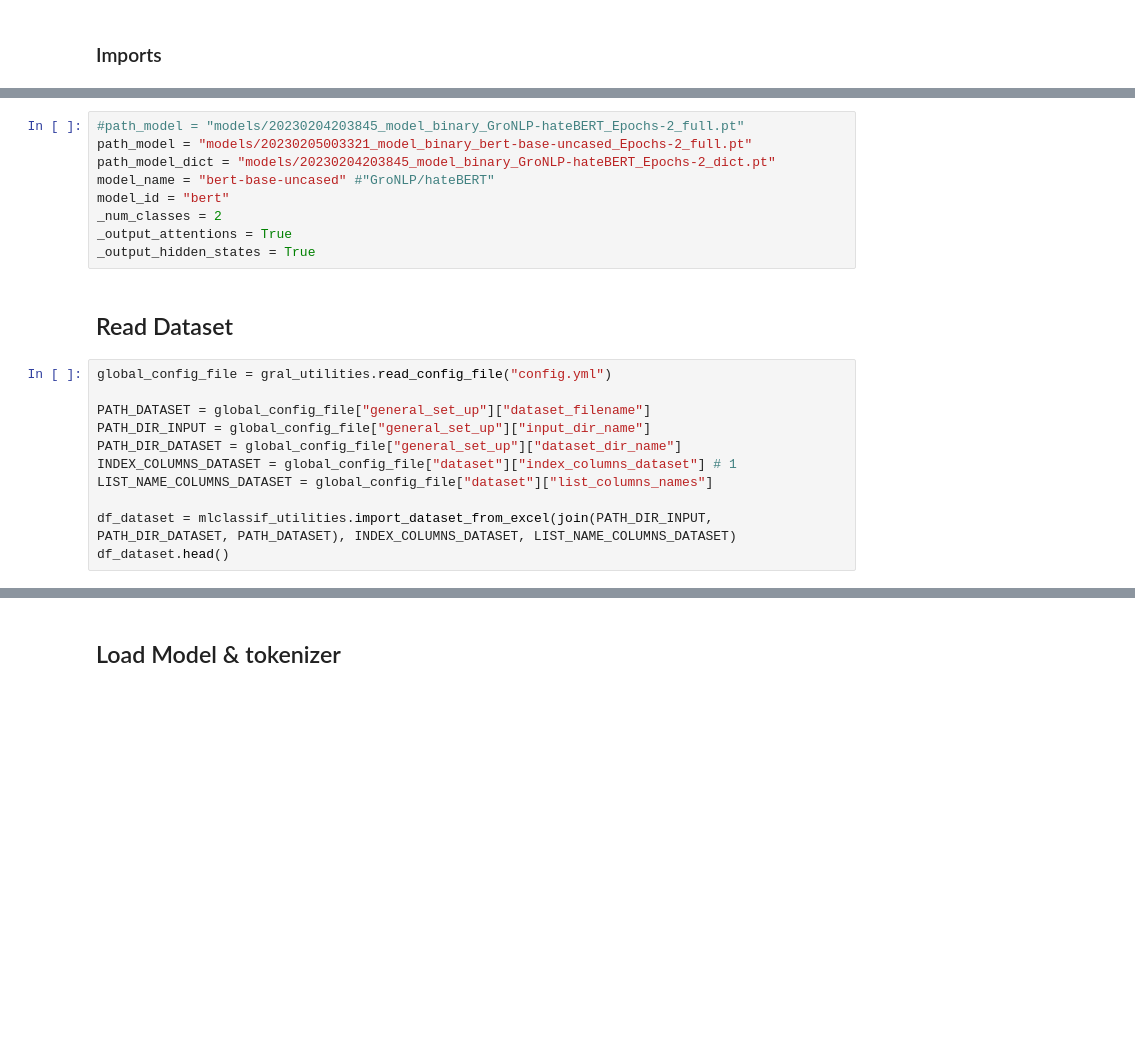
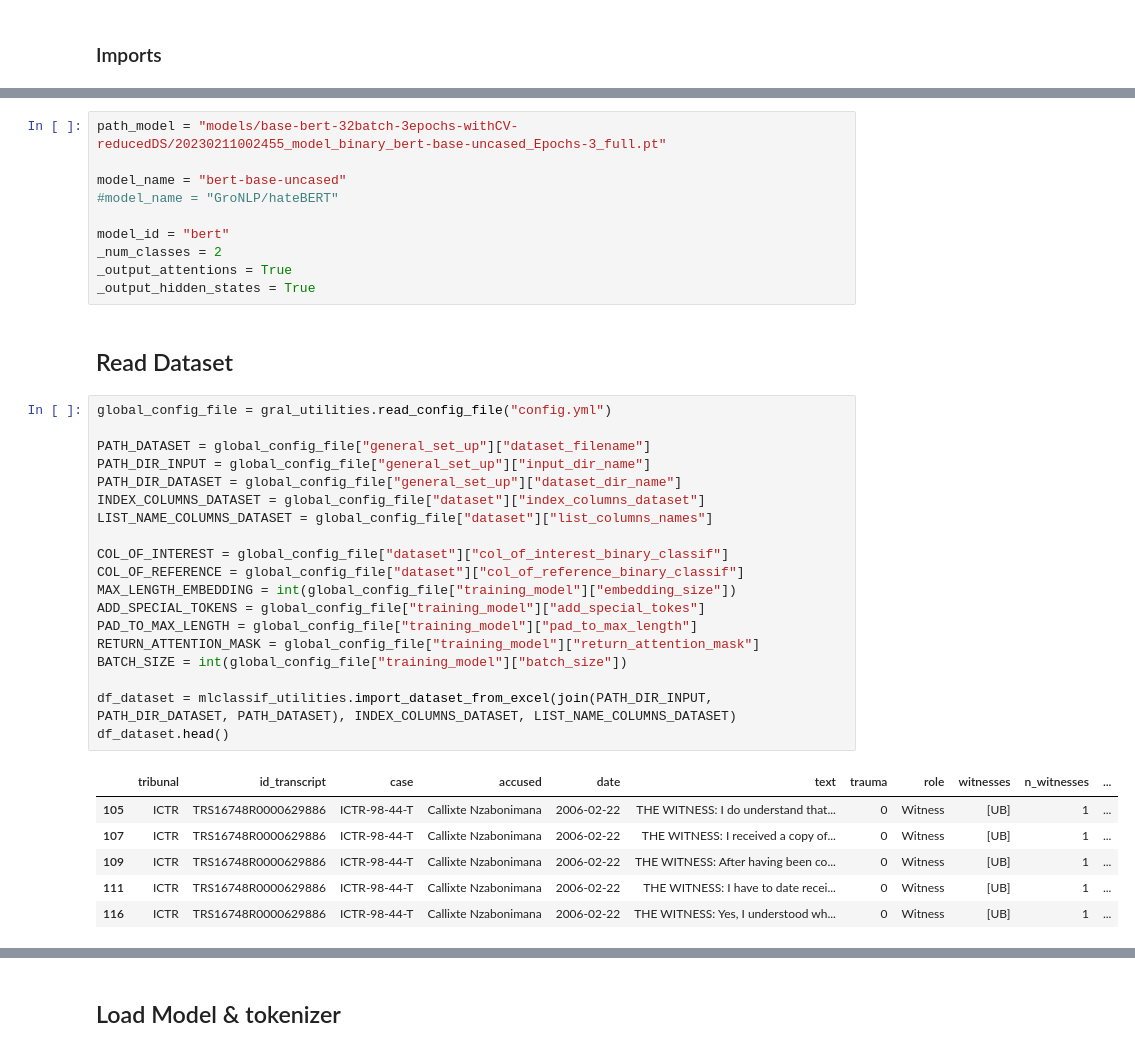
Before and after one commit to IsaacOlguin/AutomatedTraumaDetectionInGCT, a Jupyter notebook: 07_XAI_Shap.ipynb, the cells around one changed output, grey strips where cells are left out. Cells and saved outputs as stored; diff of their text form; blank space fills up the shorter version.

```diff
--- a/07_XAI_Shap.ipynb
+++ b/07_XAI_Shap.ipynb
@@ -59,8 +66,9 @@ from captum.attr import configure_interpretable_embedding_layer, remove_interpre
 # %%
-#path_model = "models/20230204203845_model_binary_GroNLP-hateBERT_Epochs-2_full.pt"
-path_model = "models/20230205003321_model_binary_bert-base-uncased_Epochs-2_full.pt"
-path_model_dict = "models/20230204203845_model_binary_GroNLP-hateBERT_Epochs-2_dict.pt"
-model_name = "bert-base-uncased" #"GroNLP/hateBERT"
+path_model = "models/base-bert-32batch-3epochs-withCV-reducedDS/20230211002455_model_binary_bert-base-uncased_Epochs-3_full.pt"
+
+model_name = "bert-base-uncased"
+#model_name = "GroNLP/hateBERT"
+
 model_id = "bert"
 _num_classes = 2
 _output_attentions = True
@@ -70,12 +78,27 @@ _output_hidden_states = True
 # %%
 global_config_file = gral_utilities.read_config_file("config.yml")
 
 PATH_DATASET = global_config_file["general_set_up"]["dataset_filename"]
 PATH_DIR_INPUT = global_config_file["general_set_up"]["input_dir_name"]
 PATH_DIR_DATASET = global_config_file["general_set_up"]["dataset_dir_name"]
-INDEX_COLUMNS_DATASET = global_config_file["dataset"]["index_columns_dataset"] # 1
+INDEX_COLUMNS_DATASET = global_config_file["dataset"]["index_columns_dataset"]
 LIST_NAME_COLUMNS_DATASET = global_config_file["dataset"]["list_columns_names"]
+
+COL_OF_INTEREST = global_config_file["dataset"]["col_of_interest_binary_classif"]
+COL_OF_REFERENCE = global_config_file["dataset"]["col_of_reference_binary_classif"]
+MAX_LENGTH_EMBEDDING = int(global_config_file["training_model"]["embedding_size"])
+ADD_SPECIAL_TOKENS = global_config_file["training_model"]["add_special_tokes"]
+PAD_TO_MAX_LENGTH = global_config_file["training_model"]["pad_to_max_length"]
+RETURN_ATTENTION_MASK = global_config_file["training_model"]["return_attention_mask"]
+BATCH_SIZE = int(global_config_file["training_model"]["batch_size"])
 
 df_dataset = mlclassif_utilities.import_dataset_from_excel(join(PATH_DIR_INPUT, PATH_DIR_DATASET, PATH_DATASET), INDEX_COLUMNS_DATASET, LIST_NAME_COLUMNS_DATASET)
 df_dataset.head()
+# %% [output]
+|  | tribunal | id_transcript | case | accused | date | text | trauma | role | witnesses | n_witnesses | ... |
+| 105 | ICTR | TRS16748R0000629886 | ICTR-98-44-T | Callixte Nzabonimana | 2006-02-22 | THE WITNESS: I do understand that... | 0 | Witness | [UB] | 1 | ... |
+| 107 | ICTR | TRS16748R0000629886 | ICTR-98-44-T | Callixte Nzabonimana | 2006-02-22 | THE WITNESS: I received a copy of... | 0 | Witness | [UB] | 1 | ... |
+| 109 | ICTR | TRS16748R0000629886 | ICTR-98-44-T | Callixte Nzabonimana | 2006-02-22 | THE WITNESS: After having been co... | 0 | Witness | [UB] | 1 | ... |
+| 111 | ICTR | TRS16748R0000629886 | ICTR-98-44-T | Callixte Nzabonimana | 2006-02-22 | THE WITNESS: I have to date recei... | 0 | Witness | [UB] | 1 | ... |
+| 116 | ICTR | TRS16748R0000629886 | ICTR-98-44-T | Callixte Nzabonimana | 2006-02-22 | THE WITNESS: Yes, I understood wh... | 0 | Witness | [UB] | 1 | ... |
 # %%
```
Also changed, not shown: parts of 16 cells of this notebook.
